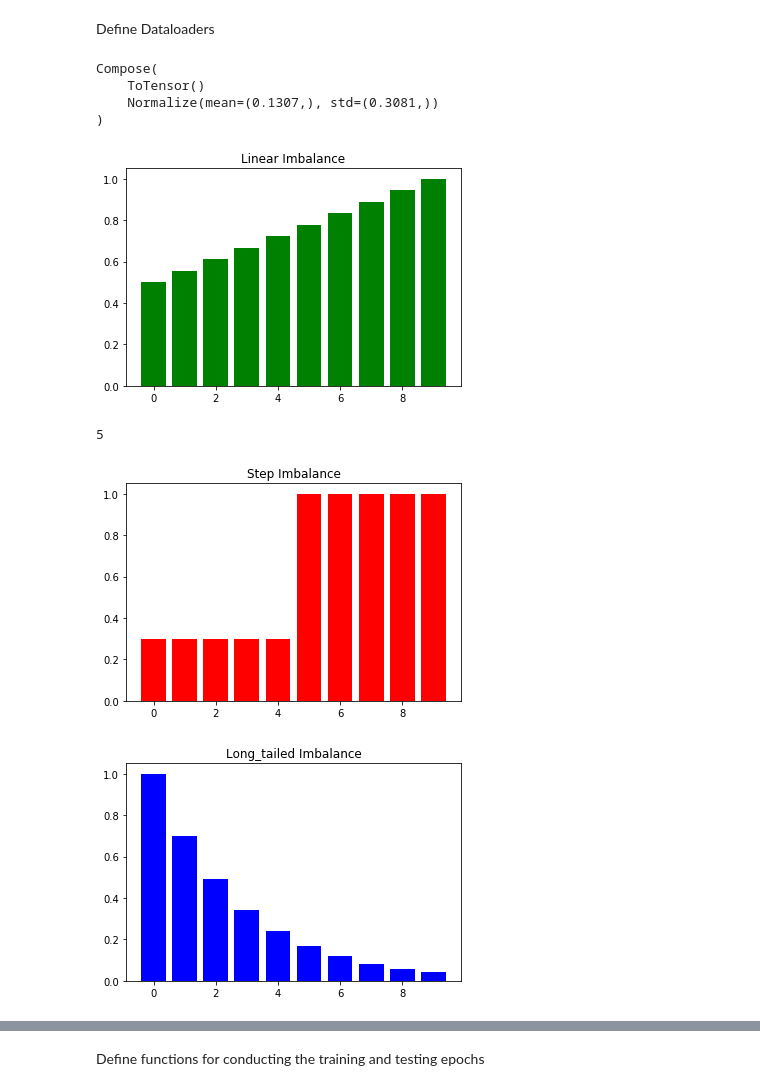
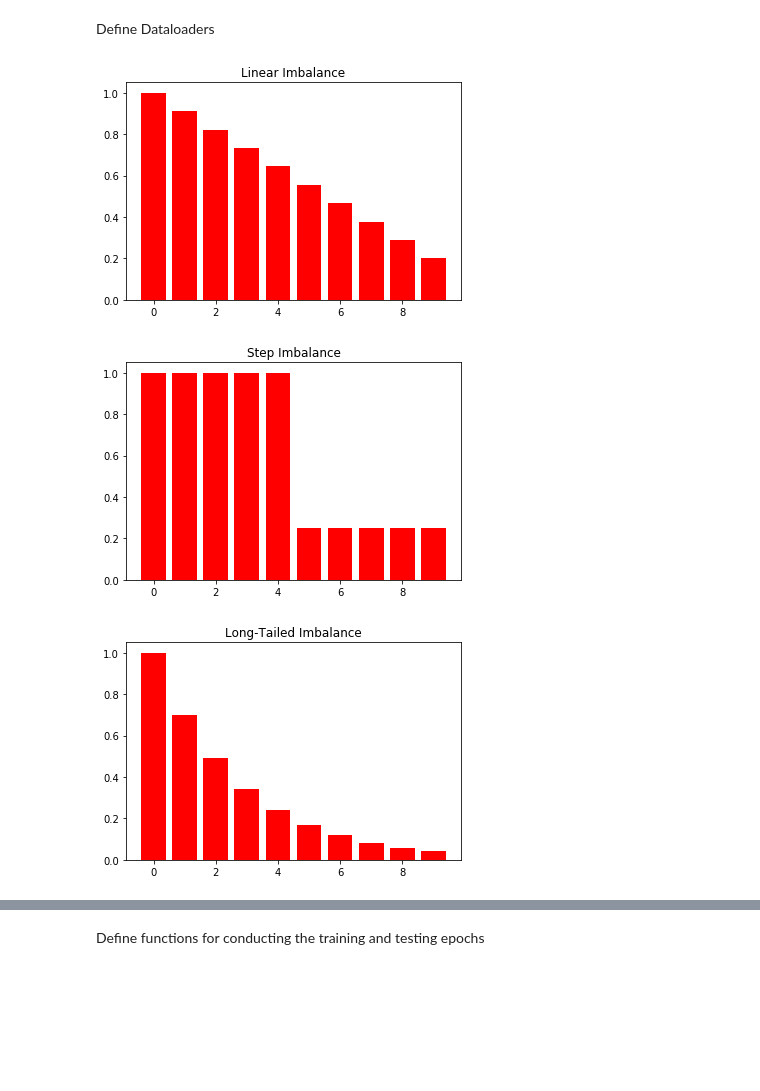
Before and after one commit to Jmulder08/LerenBeslissen, a Jupyter notebook: our_aimet_ready.ipynb, the cells around one changed output, grey strips where cells are left out. Cells and saved outputs as stored; diff of their text form; code cells hidden in the pictures; blank space fills up the shorter version.

Commit message:
Implemented imbalance funtions as operations on a class

```diff
--- a/our_aimet_ready.ipynb
+++ b/our_aimet_ready.ipynb
@@ -247,52 +286,32 @@ def long_tailed_imbalance(dataset, ordered_classes, mu):
 # %% [markdown]
 Define Dataloaders
 # %%
-import torchvision.transforms
 from torch.utils.data import DataLoader
-from torchvision.datasets import MNIST
 
 # Convert imgs to tensor and normalize by mean and stddev of the training set
 transformImg = torchvision.transforms.Compose([torchvision.transforms.ToTensor(),
                                                torchvision.transforms.Normalize((0.1307,), (0.3081,))])
-print(transformImg)
 
-train = MNIST(root='./data', train=True, download=True, transform=transformImg)
 test = MNIST(root='./data', train=False, download=True, transform=transformImg)
 
-MNIST_classes = [0, 1, 2, 3, 4, 5, 6, 7, 8, 9]
 
-linear_dict = linear_imbalance(train, MNIST_classes, 0.5)
+train_imbalance = MNIST_Imbalancer()
 
-plt.bar(linear_dict.keys(), linear_dict.values(), color='g')
-plt.title('Linear Imbalance')
-plt.show()
+train_imbalance.linear_imbalance(5, apply=False)
+train_imbalance.plot("Linear Imbalance")
 
-step_dict = step_imbalance(train, MNIST_classes, 0.3, 0.5)
+train_imbalance.step_imbalance(4, 0.5, apply=False)
+train_imbalance.plot("Step Imbalance")
 
-plt.bar(step_dict.keys(), step_dict.values(), color='r')
-plt.title('Step Imbalance')
-plt.show()
+train_imbalance.long_tailed_imbalance(0.7)
+train_imbalance.plot("Long-Tailed Imbalance")
 
-long_tailed_dict = long_tailed_imbalance(train, MNIST_classes, 0.7)
-
-plt.bar(long_tailed_dict.keys(), long_tailed_dict.values(), color='b')
-plt.title('Long_tailed Imbalance')
-plt.show()
-
-MNIST_selection_dict = {0: .1, 1: .2, 2: .3, 3: .4, 4: .5, 5: .6, 6: .7, 7: .8, 8: .9, 9: 1.}
-
-# applies unbalance to dataset
-keep_selections(train, long_tailed_dict)
+train = train_imbalance.dataset
 
 # Define train/test loaders
 train_loader = DataLoader(train, batch_size=128, num_workers=4, shuffle=True, pin_memory=True)
 test_loader = DataLoader(train, batch_size=1024, num_workers=4, shuffle=False, pin_memory=True)
 # %% [output]
-Compose(
-    ToTensor()
-    Normalize(mean=(0.1307,), std=(0.3081,))
-)
-[figure, old version]
+[figure, new version]
-5
-[figure, old version]
+[figure, new version]
-[figure, old version]
+[figure, new version]
```
Also changed, not shown: parts of 12 cells of this notebook.
